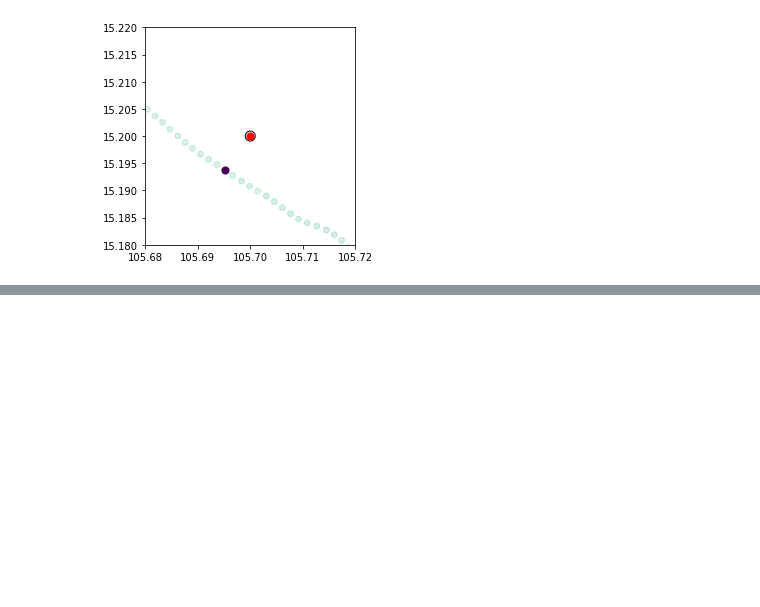
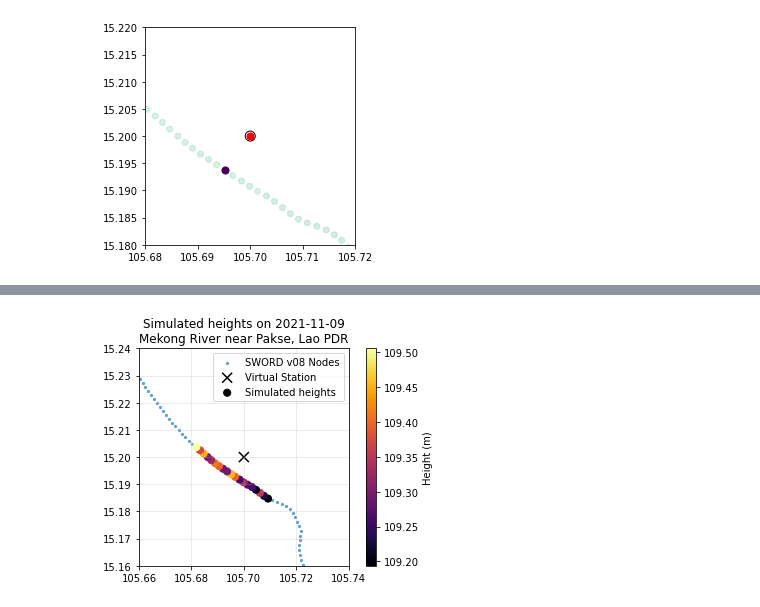
Before and after one commit to pritamd47/SWOT-hackathon-22-adpc, a Jupyter notebook: notebooks/visualize-swot-nodes-reaches.ipynb, the cells around one changed output, grey strips where cells are left out. Saved outputs shown, nothing was run; the diff lists cells and outputs as text; code cells hidden in the pictures; blank space fills up the shorter version.

```diff
--- a/notebooks/visualize-swot-nodes-reaches.ipynb
+++ b/notebooks/visualize-swot-nodes-reaches.ipynb
@@ -8,8 +8,8 @@ import os
 import warnings
 warnings.filterwarnings('ignore')
 # %%
-file_dir = "../river/rivertile"
-
+file_dir = "../rivertile"
+proj_str = "+proj=eqc +lon_0=105.2050781 +lat_ts=14.5376876 +datum=WGS84 +units=m +no_defs"  # obtained from https://projectionwizard.org/# by selecting the region of interest (SE Asia) and chose `Equidistant` option
 
 files =  [os.path.join(file_dir, fn) for fn in os.listdir(file_dir) if fn.endswith('_nodes.shp')]
 
@@ -69,29 +63,53 @@ plt.ylim(15.18, 15.22)
 (15.18, 15.22)
 [figure]
 # %%
-def get_height(fn, virtual_station_location):
+def get_height(fn, virtual_station_location, proj_str, max_distance=2e3, verbose=False):
     """Returns the height using the node nearest to the virtual station
 
     Args:
         fn (str): file path of the _node.shp file
         virtual_station_location (shpely.geoemtry.Point): Point specifying the location of the virtual station
+        proj_str (str): A `proj` string or EPSG code in `EPSG:<code>` format that will be used to transform the datasets into a consistent projection. The projection should preserve the distance for the region of interest
+        max_distance (float): Maximum distance up to which the nodes will be considered in meters. Default = 2000 m
+        verbose (bool): if True, the result of the spatial join will be returned, else the average height value will be returned. Default = False
 
     Returns:
         tuple(pd.Timestamp, ): _description_
     """
     gdf1 = gpd.read_file(fn)
+    orig_proj = gdf1.crs
+    gdf1 = gdf1.to_crs(proj_str)
 
     nodata_val = -999999999999.0
     gdf1_filtered = gdf1[gdf1['wse'] != nodata_val]
     gdf1_filtered['date'] = gdf1_filtered['time_str'].apply(lambda val: pd.to_datetime(val.split('T')[0]))
 
-    virtual_station_gdf = gpd.GeoDataFrame({'name': ['virtual station 1']}, geometry=[virtual_station_location], crs='EPSG:4326')
+    virtual_station_gdf = gpd.GeoDataFrame({'name': ['virtual station 1']}, geometry=[virtual_station_location], crs='EPSG:4326').to_crs(proj_str)
 
     obs_date = gdf1_filtered['date'].iloc[0]
 
-    height = virtual_station_gdf.sjoin_nearest(gdf1_filtered)
+    # Join based on spatial distance
+    height = gdf1_filtered.sjoin_nearest(virtual_station_gdf, max_distance=max_distance, distance_col='distance')
 
-    return obs_date, height['wse'].values[0]
+    if verbose:
+        return obs_date, height.to_crs(orig_proj)
+    else:
+        h = height['wse'].mean()
+        return obs_date, h
 
-get_height(files[1], virtual_station)
+# Let's try to get the height for another date
+d, h = get_height(files[1], virtual_station, proj_str, verbose=True)
+
+# Let's plot
+f, ax = plt.subplots()
+
+gdf1_filtered.plot(ax=ax, alpha=0.6, label='SWORD v08 Nodes', markersize=5)  # plotting the WSE from SWOT
+# gdf1_filtered.loc[gdf1_filtered['node_id'].values==height['node_id'].values].plot('wse', s=50, ax=ax)
+ax.scatter(virtual_station.x, virtual_station.y, marker='x', s=100, ec='black', fc='none', label='Virtual Station')
+h.plot('wse', marker='o', s=50, cmap='inferno', ax=ax, legend=True, legend_kwds={'label': 'Height (m)'}, label='Simulated heights')
+ax.set_xlim(105.66, 105.74)
+ax.set_ylim(15.16, 15.24)
+ax.grid(alpha=0.3)
+ax.set_title(f"Simulated heights on {d.strftime('%Y-%m-%d')}\nMekong River near Pakse, Lao PDR")
+ax.legend()
 # %% [output]
@@ -98,0 +117 @@ get_height(files[1], virtual_station)
+[figure, added]
```
Also changed, not shown: parts of 5 cells of this notebook.
